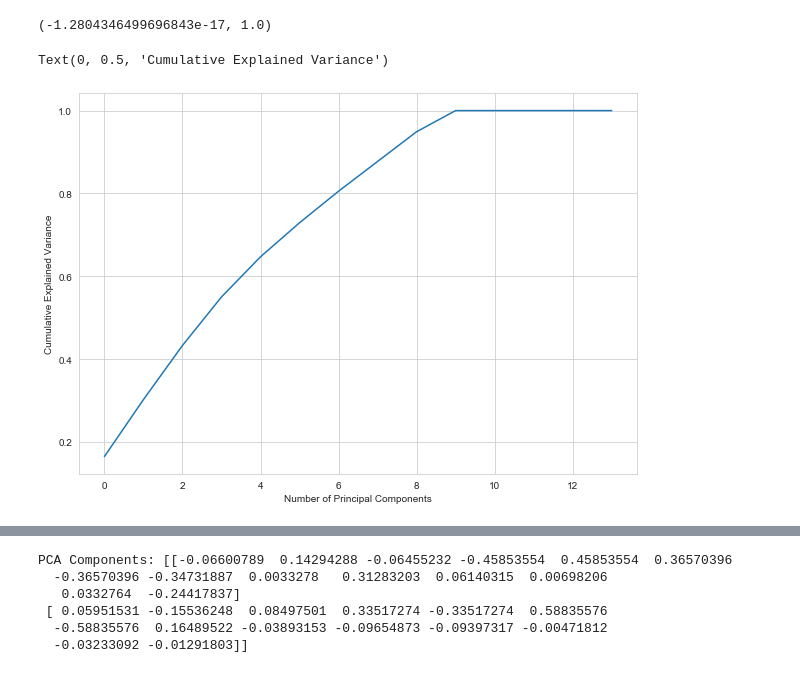
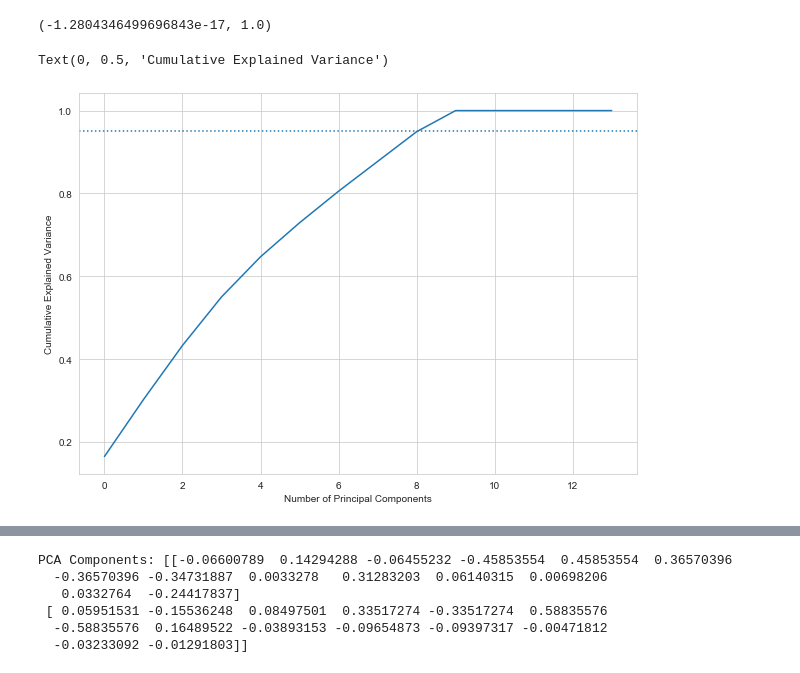
Before and after one commit to megantennies/FYP, a Jupyter notebook: FYP_CODE.ipynb, the cells around one changed output, grey strips where cells are left out. Cells and saved outputs as stored; diff of their text form; code cells hidden in the pictures.

```diff
--- a/FYP_CODE.ipynb
+++ b/FYP_CODE.ipynb
@@ -461,9 +461,10 @@ pca = PCA().fit(x)
 # %%
 plt.figure(figsize = (10, 7))
 plt.plot(np.cumsum(pca.explained_variance_ratio_))
+plt.axhline(y = 0.95, linestyle = ':')
 plt.xlabel('Number of Principal Components')
 plt.ylabel('Cumulative Explained Variance')
 # this curve quantifies how much of the total, 14-dimensional variance is contained within the first N components
 # %% [output]
 Text(0, 0.5, 'Cumulative Explained Variance')
-[figure, old version]
+[figure, new version]
```
Also changed, not shown: parts of 11 cells of this notebook.
